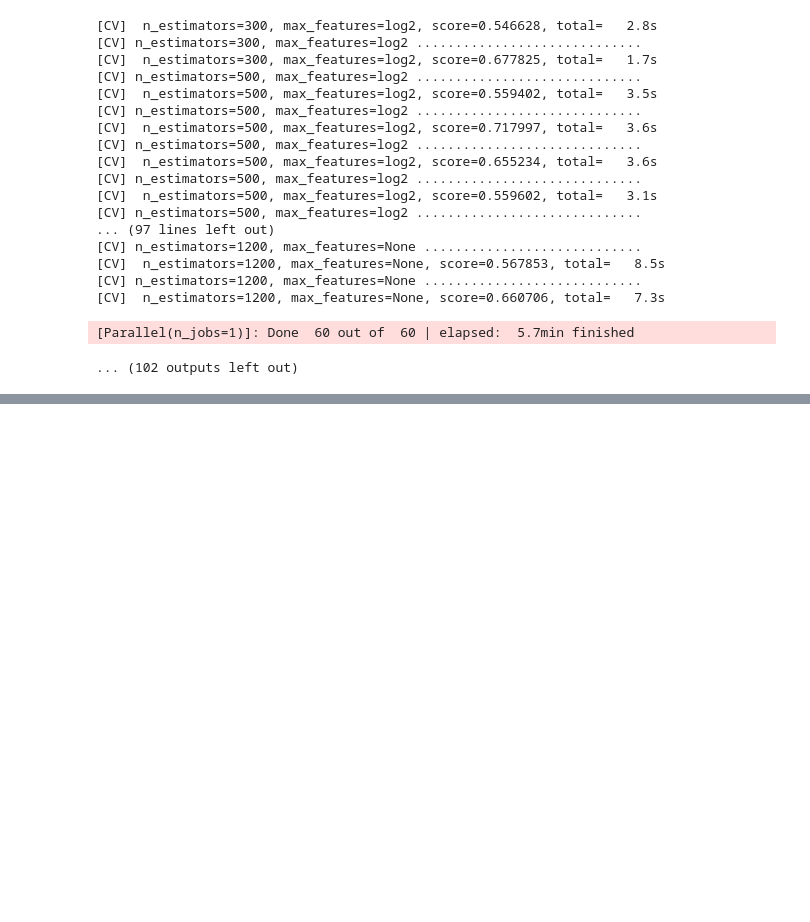
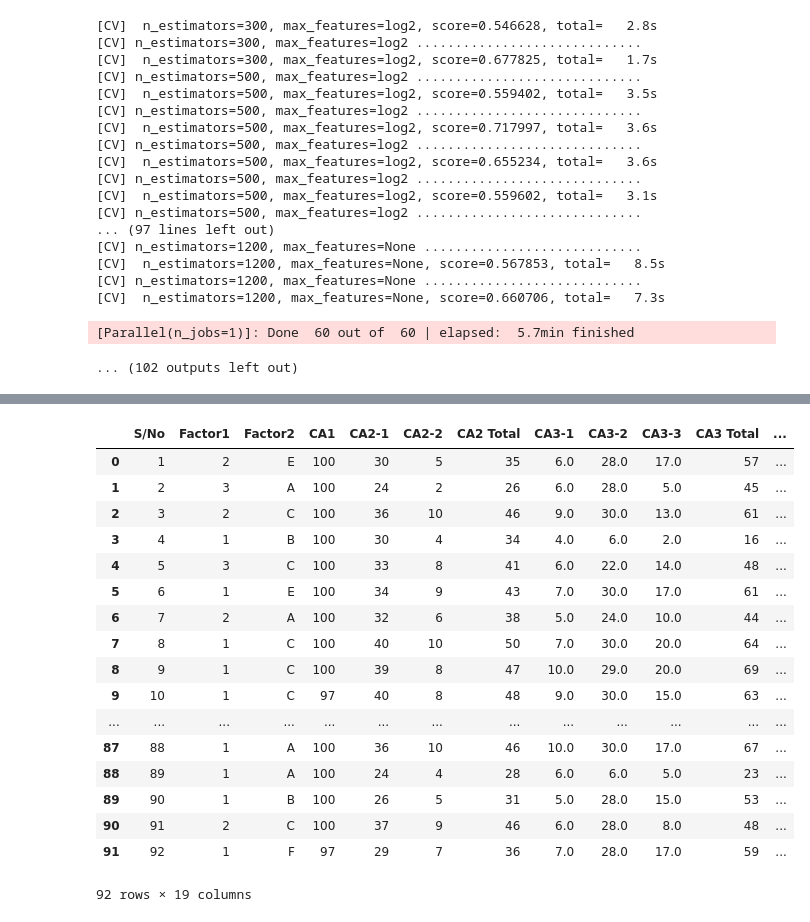
Before and after one commit to VinhVu95/FYP, a Jupyter notebook: Results2.ipynb, the cells around one changed output, grey strips where cells are left out. Cells and saved outputs as stored; diff of their text form; code cells hidden in the pictures; blank space fills up the shorter version.

```diff
--- a/Results2.ipynb
+++ b/Results2.ipynb
@@ -316,0 +563,21 @@ Fitting 5 folds for each of 12 candidates, totalling 60 fits
+# %%
+data
+# %% [output]
+|  | S/No | Factor1 | Factor2 | CA1 | CA2-1 | CA2-2 | CA2 Total | CA3-1 | CA3-2 | CA3-3 | CA3 Total | ... |
+| 0 | 1 | 2 | E | 100 | 30 | 5 | 35 | 6.0 | 28.0 | 17.0 | 57 | ... |
+| 1 | 2 | 3 | A | 100 | 24 | 2 | 26 | 6.0 | 28.0 | 5.0 | 45 | ... |
+| 2 | 3 | 2 | C | 100 | 36 | 10 | 46 | 9.0 | 30.0 | 13.0 | 61 | ... |
+| 3 | 4 | 1 | B | 100 | 30 | 4 | 34 | 4.0 | 6.0 | 2.0 | 16 | ... |
+| 4 | 5 | 3 | C | 100 | 33 | 8 | 41 | 6.0 | 22.0 | 14.0 | 48 | ... |
+| 5 | 6 | 1 | E | 100 | 34 | 9 | 43 | 7.0 | 30.0 | 17.0 | 61 | ... |
+| 6 | 7 | 2 | A | 100 | 32 | 6 | 38 | 5.0 | 24.0 | 10.0 | 44 | ... |
+| 7 | 8 | 1 | C | 100 | 40 | 10 | 50 | 7.0 | 30.0 | 20.0 | 64 | ... |
+| 8 | 9 | 1 | C | 100 | 39 | 8 | 47 | 10.0 | 29.0 | 20.0 | 69 | ... |
+| 9 | 10 | 1 | C | 97 | 40 | 8 | 48 | 9.0 | 30.0 | 15.0 | 63 | ... |
+| ... | ... | ... | ... | ... | ... | ... | ... | ... | ... | ... | ... | ... |
+| 87 | 88 | 1 | A | 100 | 36 | 10 | 46 | 10.0 | 30.0 | 17.0 | 67 | ... |
+| 88 | 89 | 1 | A | 100 | 24 | 4 | 28 | 6.0 | 6.0 | 5.0 | 23 | ... |
+| 89 | 90 | 1 | B | 100 | 26 | 5 | 31 | 5.0 | 28.0 | 15.0 | 53 | ... |
+| 90 | 91 | 2 | C | 100 | 37 | 9 | 46 | 6.0 | 28.0 | 8.0 | 48 | ... |
+| 91 | 92 | 1 | F | 97 | 29 | 7 | 36 | 7.0 | 28.0 | 17.0 | 59 | ... |
+92 rows × 19 columns
```
Also changed, not shown: parts of 5 cells of this notebook, 19 other files.
